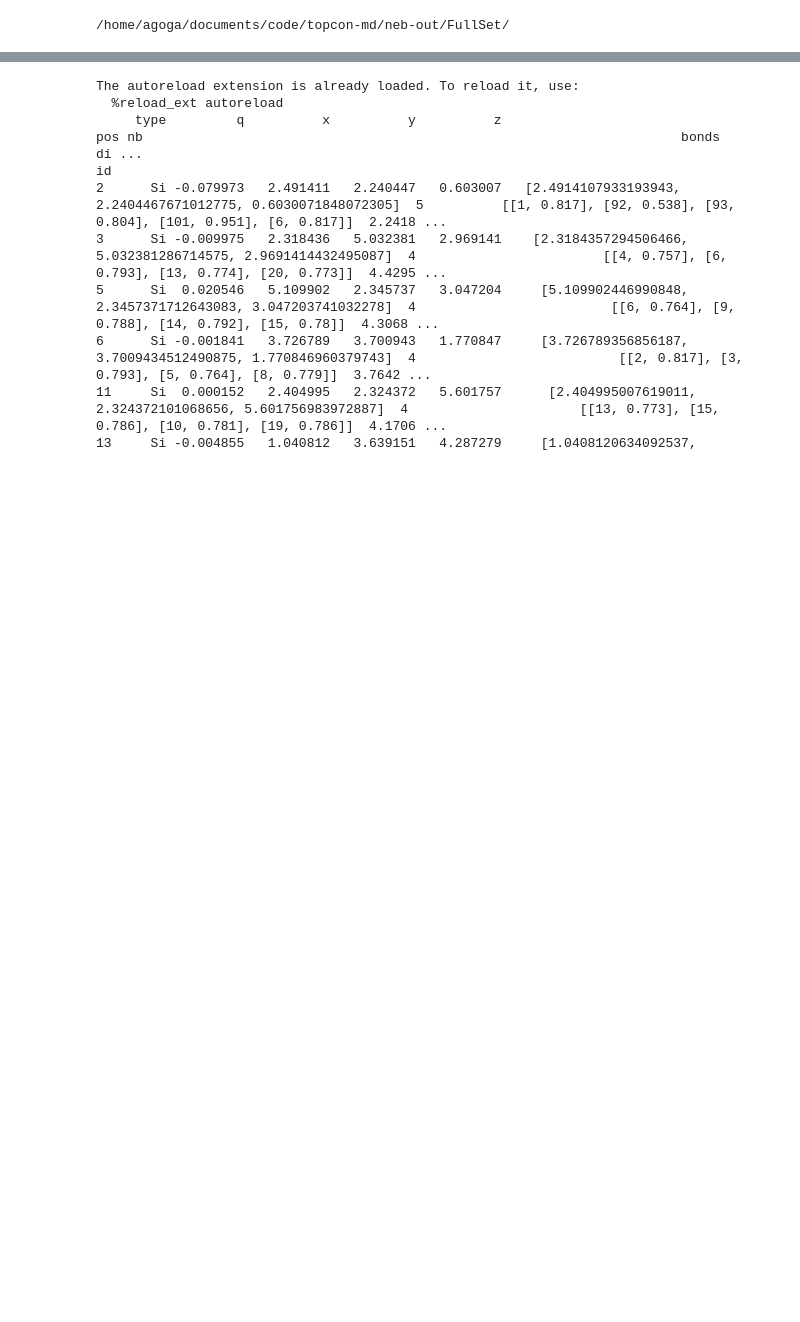
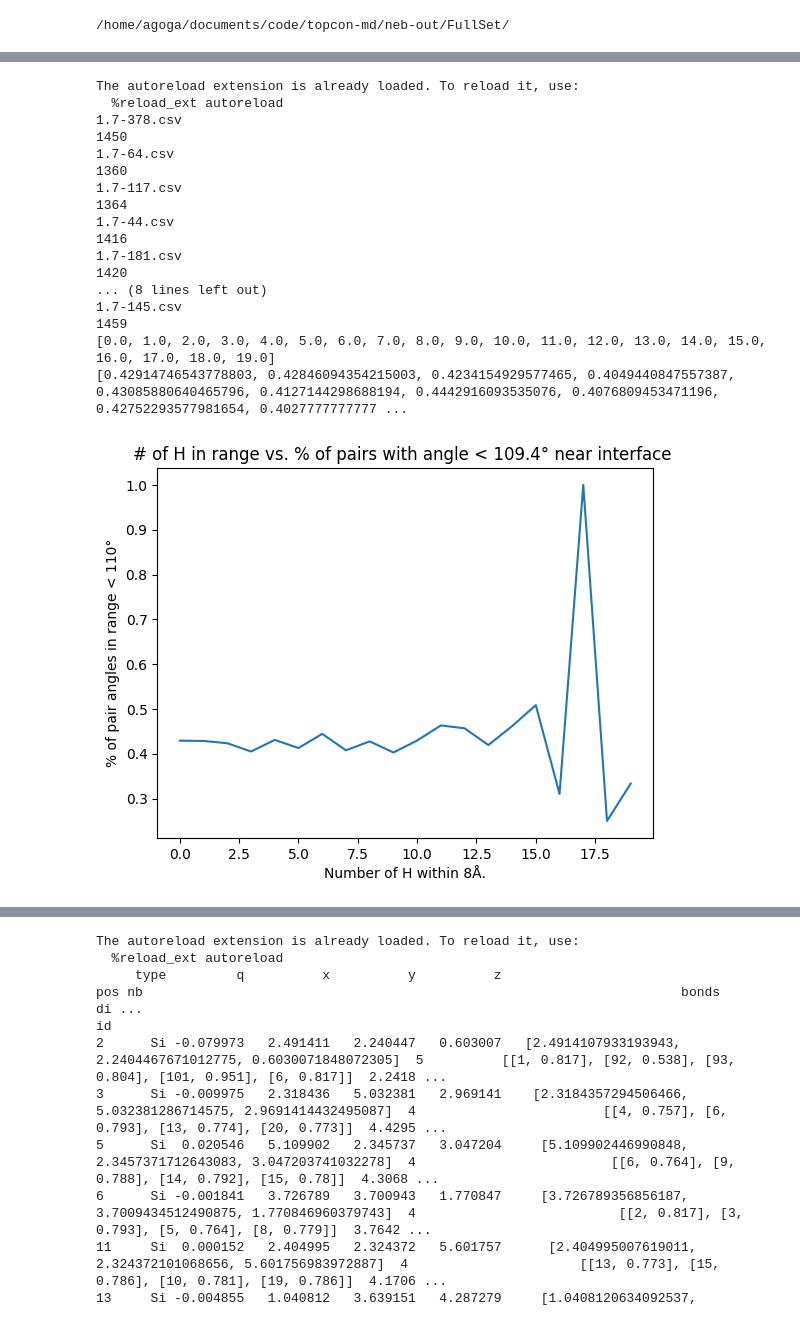
Before and after one commit to zimanyi-group/TOPCON-MD, a Jupyter notebook: lmpWrapper.ipynb, the cells around one changed output, grey strips where cells are left out. Saved outputs shown, nothing was run; the diff lists cells and outputs as text; code cells hidden in the pictures; blank space fills up the shorter version.

Commit message:
multijump working - but pairlist missing

```diff
--- a/lmpWrapper.ipynb
+++ b/lmpWrapper.ipynb
@@ -85,0 +68,74 @@ KeyboardInterrupt:
+# %%
+%load_ext autoreload
+%autoreload 2
+wdf=setdf[setdf['FEB']<10]
+#wdf=wdf[wdf['csvname']=="1.7-378.csv"]
+#print(wdf.to_string())
+wdf=wdf[wdf['ratio']=="1.7"]
+
+#angledf=nt.plot_pair_angle(setdf,"FEB")
+#nt.plot_multi_distribution(setdf,"FEB")
+#distlist=[[16,13,16],[16,28,16],[16,43,16],
+ #         [25,9,16],[25,14,16],[25,28,16],[25,43,16]]
+distlist=[]
+step=1
+# for x in range(9,42,step):
+#     for y in range(9,42,step):
+#         #for z in range(16,33,16):
+#         for z in range(20,29,step):
+#             distlist.append([x,y,z])
+
+#print(distlist)
+dist=8
+nt.plot_all_bondang_vs_h(wdf,dist,bulk=False,maxang=109.4)
+nt.plot_all_bondang_vs_h(wdf,dist,bulk=True,maxang=109.4)
+
+#nt.plot_bondang_vdz(wdf)
+
+# comboH=nt.df_combine_H(setdf)
+
+
+#nt.plot_multi_distribution(wdf,"FEB")
+
+# df=df[df['csvname']!="1.6-1.csv"]
+
+
+# df=nt.plot_rangehist(df,[3,5,7,9],"H","FEB",True)
+#nt.plot_vz_df(setdf,'FEB')
+# #
+# nt.plot_vang_multi(setdf,"REB")
+
+#setdf=nt.csvs_to_df(csvlist)
+
+#rangeddf =nt.check_si_O_bonds(setdf,"FEB")
+
+#t=nt.plot_multi_distribution(setdf,"REB")
+
+# ratios=df["ratio"].unique()
+
+# for r in ratios:
+
+#     hnum=df[df["ratio"]==r]['Hnum'].tolist()
+# #.plot(kind='scatter', x="Hnum",y='mean')
+#     mean=df[df["ratio"]==r]['mean'].tolist()
+#     plt.scatter(hnum,mean,)
+# plt.show()
+# %% [output]
+The autoreload extension is already loaded. To reload it, use:
+  %reload_ext autoreload
+1.7-378.csv
+1450
+1.7-64.csv
+1360
+1.7-117.csv
+1364
+1.7-44.csv
+1416
+1.7-181.csv
+1420
+... (8 lines left out)
+1.7-145.csv
+1459
+[0.0, 1.0, 2.0, 3.0, 4.0, 5.0, 6.0, 7.0, 8.0, 9.0, 10.0, 11.0, 12.0, 13.0, 14.0, 15.0, 16.0, 17.0, 18.0, 19.0]
+[0.42914746543778803, 0.42846094354215003, 0.4234154929577465, 0.4049440847557387, 0.43085880640465796, 0.4127144298688194, 0.4442916093535076, 0.4076809453471196, 0.42752293577981654, 0.4027777777777 ...
+[figure, added]
```
Also changed, not shown: parts of 5 cells of this notebook, 13 other files.
